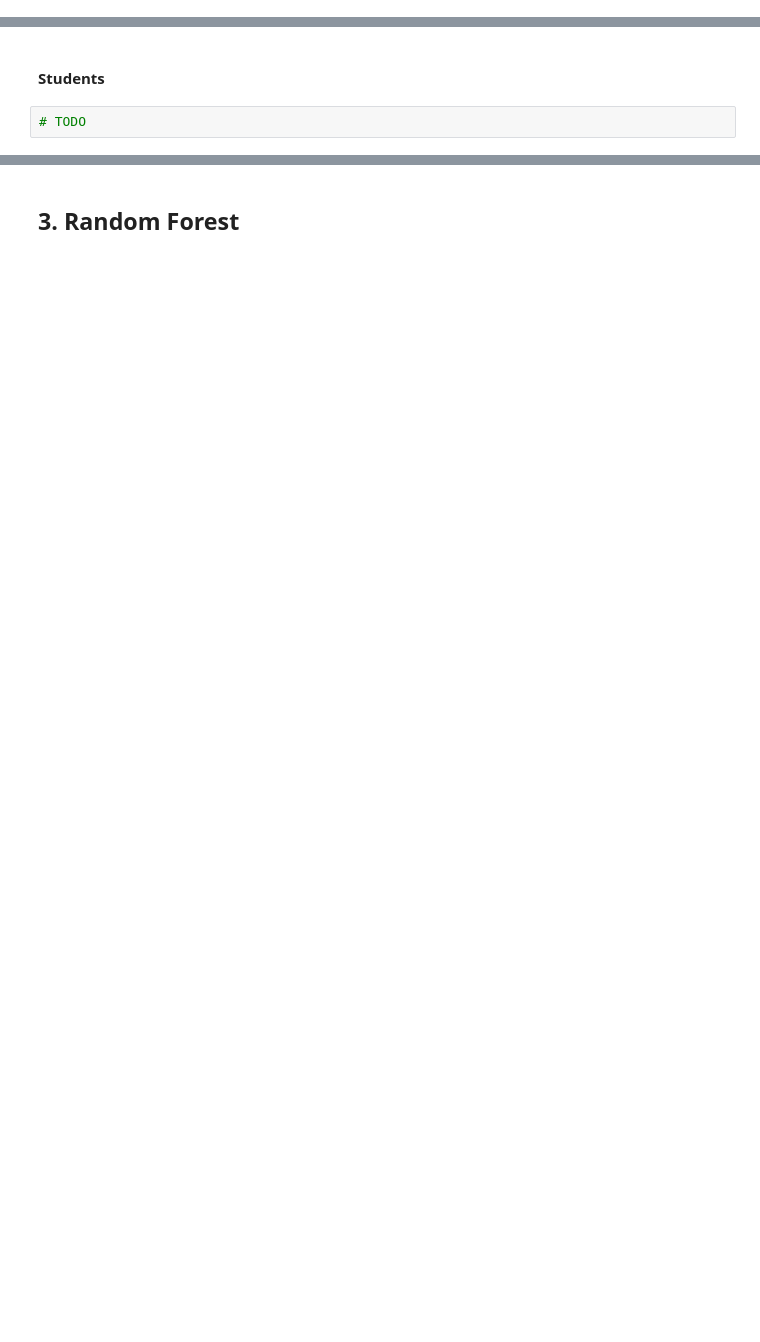
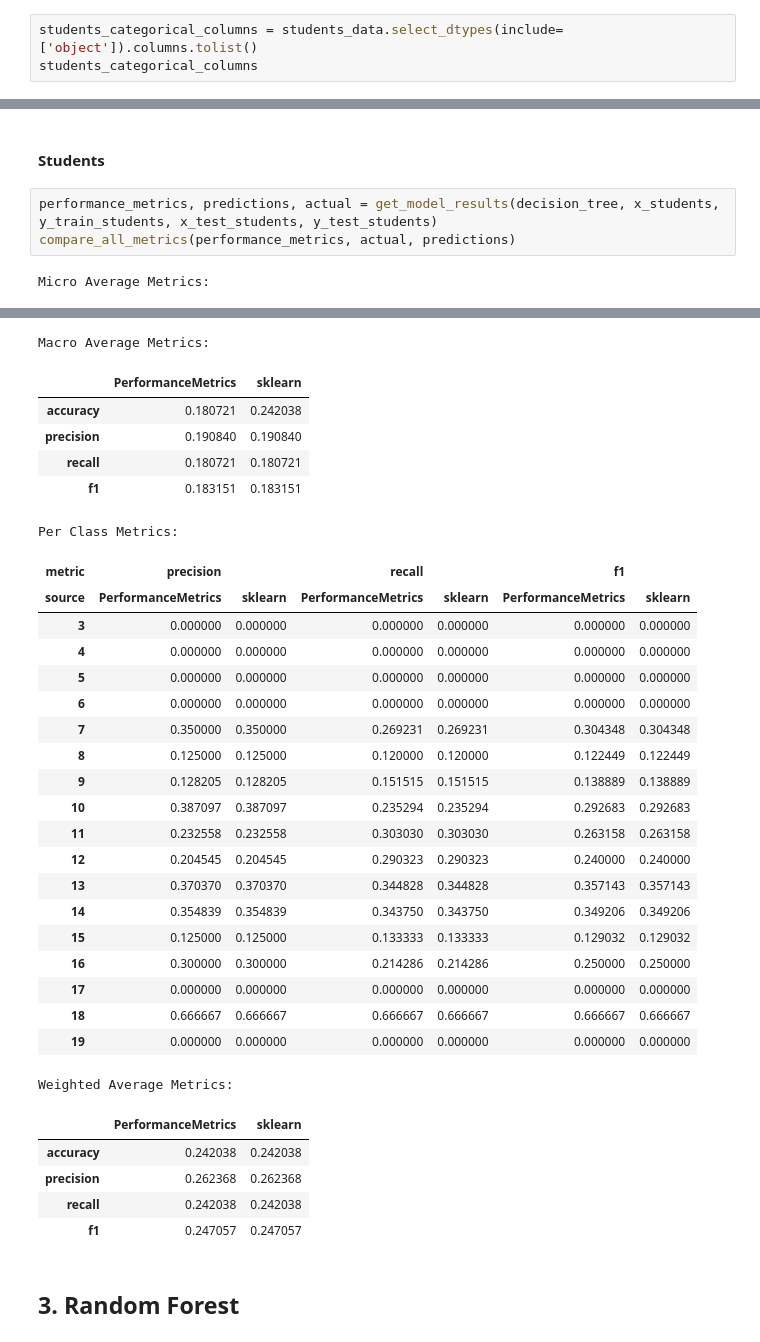
Before and after one commit to psiku/UMA---Techniki-oceny-klasyfikacji, a Jupyter notebook: notebooks/01-performance_metrics-tests.ipynb, the cells around one changed output, grey strips where cells are left out. Drawn from its saved outputs; the diff is of its cells as text; blank space fills up the shorter version.

```diff
--- a/notebooks/01-performance_metrics-tests.ipynb
+++ b/notebooks/01-performance_metrics-tests.ipynb
@@ -50,3 +48,6 @@ students_data.head()
 | 3 | GP | F | 15 | U | GT3 | T | 4 | 2 | health | services | ... | ... |
 | 4 | GP | F | 16 | U | GT3 | T | 3 | 3 | other | other | ... | ... |
 5 rows × 33 columns
+# %%
+students_categorical_columns = students_data.select_dtypes(include=['object']).columns.tolist()
+students_categorical_columns
@@ -160,4 +257,7 @@ performance_metrics, predictions, actual = get_model_results(decision_tree, x_br
 # %% [markdown]
 #### Students
 # %%
-# TODO
+performance_metrics, predictions, actual = get_model_results(decision_tree, x_students, y_train_students, x_test_students, y_test_students)
+compare_all_metrics(performance_metrics, actual, predictions)
+# %% [output]
+Micro Average Metrics:
@@ -164,2 +269,34 @@ performance_metrics, predictions, actual = get_model_results(decision_tree, x_br
+Macro Average Metrics:
+|  | PerformanceMetrics | sklearn |
+| accuracy | 0.180721 | 0.242038 |
+| precision | 0.190840 | 0.190840 |
+| recall | 0.180721 | 0.180721 |
+| f1 | 0.183151 | 0.183151 |
+Per Class Metrics:
+| metric | precision |  | recall |  | f1 |  |
+| source | PerformanceMetrics | sklearn | PerformanceMetrics | sklearn | PerformanceMetrics | sklearn |
+| 3 | 0.000000 | 0.000000 | 0.000000 | 0.000000 | 0.000000 | 0.000000 |
+| 4 | 0.000000 | 0.000000 | 0.000000 | 0.000000 | 0.000000 | 0.000000 |
+| 5 | 0.000000 | 0.000000 | 0.000000 | 0.000000 | 0.000000 | 0.000000 |
+| 6 | 0.000000 | 0.000000 | 0.000000 | 0.000000 | 0.000000 | 0.000000 |
+| 7 | 0.350000 | 0.350000 | 0.269231 | 0.269231 | 0.304348 | 0.304348 |
+| 8 | 0.125000 | 0.125000 | 0.120000 | 0.120000 | 0.122449 | 0.122449 |
+| 9 | 0.128205 | 0.128205 | 0.151515 | 0.151515 | 0.138889 | 0.138889 |
+| 10 | 0.387097 | 0.387097 | 0.235294 | 0.235294 | 0.292683 | 0.292683 |
+| 11 | 0.232558 | 0.232558 | 0.303030 | 0.303030 | 0.263158 | 0.263158 |
+| 12 | 0.204545 | 0.204545 | 0.290323 | 0.290323 | 0.240000 | 0.240000 |
+| 13 | 0.370370 | 0.370370 | 0.344828 | 0.344828 | 0.357143 | 0.357143 |
+| 14 | 0.354839 | 0.354839 | 0.343750 | 0.343750 | 0.349206 | 0.349206 |
+| 15 | 0.125000 | 0.125000 | 0.133333 | 0.133333 | 0.129032 | 0.129032 |
+| 16 | 0.300000 | 0.300000 | 0.214286 | 0.214286 | 0.250000 | 0.250000 |
+| 17 | 0.000000 | 0.000000 | 0.000000 | 0.000000 | 0.000000 | 0.000000 |
+| 18 | 0.666667 | 0.666667 | 0.666667 | 0.666667 | 0.666667 | 0.666667 |
+| 19 | 0.000000 | 0.000000 | 0.000000 | 0.000000 | 0.000000 | 0.000000 |
+Weighted Average Metrics:
+|  | PerformanceMetrics | sklearn |
+| accuracy | 0.242038 | 0.242038 |
+| precision | 0.262368 | 0.262368 |
+| recall | 0.242038 | 0.242038 |
+| f1 | 0.247057 | 0.247057 |
 # %% [markdown]
 ## 3. Random Forest
```
Also changed, not shown: parts of 31 cells of this notebook, 2 other files.
